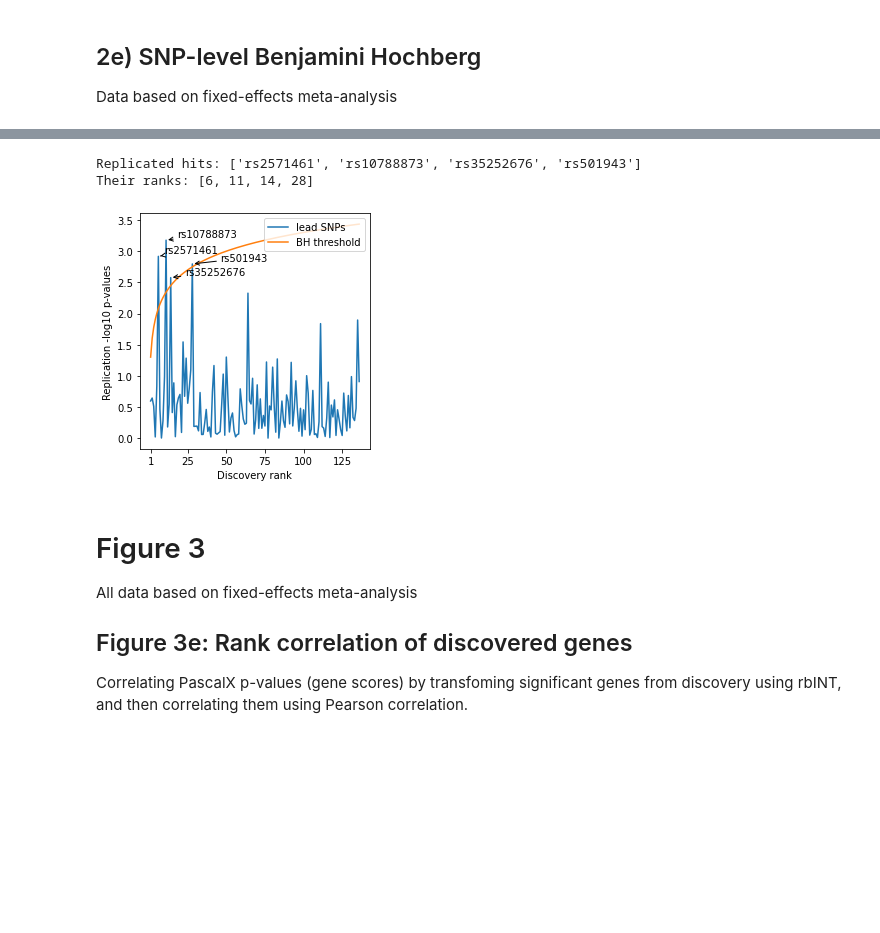
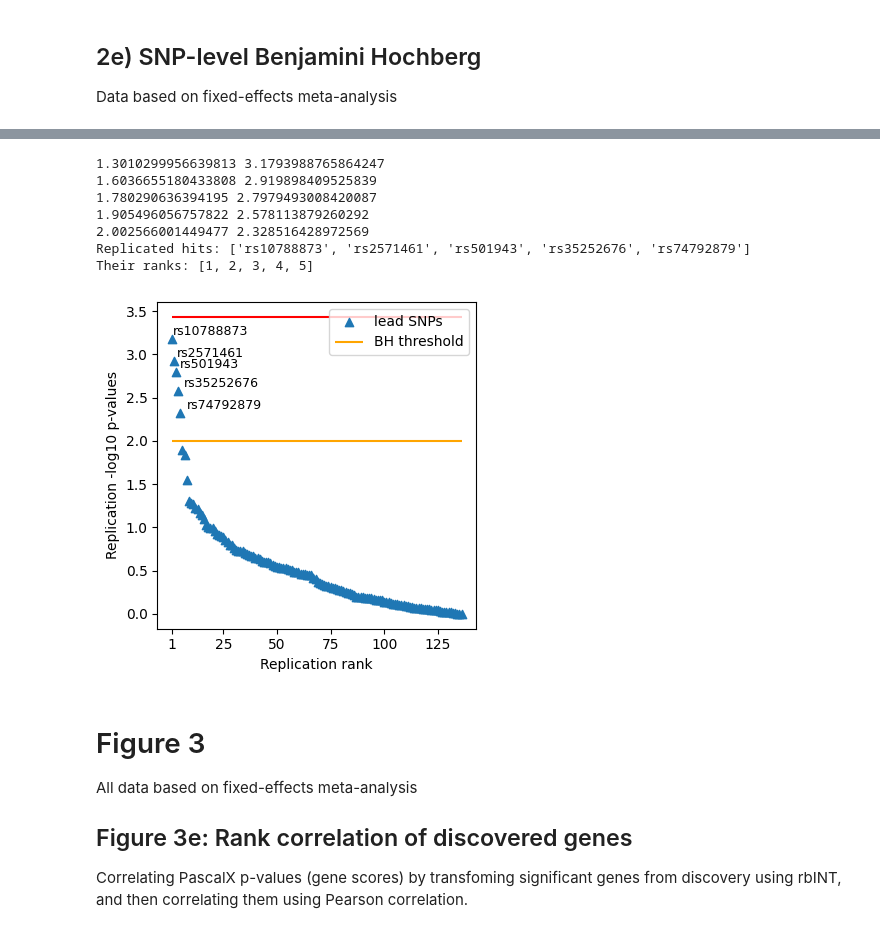
Before and after one commit to mjbeyeler/Stuff, a Jupyter notebook: mattia_paper/metaanalysis_figures.ipynb, the cells around one changed output, grey strips where cells are left out. Saved outputs shown, nothing was run; the diff lists cells and outputs as text; code cells hidden in the pictures; blank space fills up the shorter version.

```diff
--- a/mattia_paper/metaanalysis_figures.ipynb
+++ b/mattia_paper/metaanalysis_figures.ipynb
@@ -103,7 +104,7 @@ def get_annotations(df, p_col):
 ## SNP data
 # %%
 # lead SNPs data (from Suppl. File 1)
-df_leadSNPs = pd.read_csv("/Users/mbeyele5/mattia paper/Supplementary File 1 - 175 lead SNPs - Sheet1.csv", index_col='rsid')
+df_leadSNPs = pd.read_csv("/Users/mbeyele5/code/mattia_paper/Supplementary Dataset 1 - 175 lead SNPs - Sheet1.csv", index_col='rsid')
 df_leadSNPs = df_leadSNPs[~df_leadSNPs.index.duplicated(keep='first')]
 df_leadSNPs['posID'] = df_leadSNPs['chr'].astype(str) + ':' + df_leadSNPs['pos'].astype(str)
 # we sort this df by p-values for the BH procedure later on
@@ -119,7 +120,7 @@ df_leadSNPs.sort_values('log10p')
 
 
 # fixed-effects meta-analysis
-df=pd.read_csv("~/retina_tortuosity/output/GWAS_all/skipogh_DF_GWAS_Tanguy/out_skipogh_colaus_metaanalysis.csv", index_col="SNP")
+df=pd.read_csv("/Users/mbeyele5/retina_tortuosity/output/GWAS_all/skipogh_DF_GWAS_Tanguy/out_skipogh_colaus_metaanalysis.csv", index_col="SNP")
 out = [(i,x) for i,x in enumerate(df_leadSNPs['posID']) if x in df.index]
 leadSNPs_sub = [i[1] for i in out]
 idx_fe = [i[0] for i in out]
@@ -131,7 +132,7 @@ df_fe['ukbb_log10p'] = df_leadSNPs['log10p'].iloc[idx_fe]
 df_fe = df_fe.sort_values("ukbb_log10p", ascending=False)
 
 # mixed-effects meta-analysis
-df=pd.read_csv("~/retina_tortuosity/output/GWAS_all/skipogh_DF_GWAS_Tanguy/RE2C_qqman_format", index_col=1)
+df=pd.read_csv("/Users/mbeyele5/retina_tortuosity/output/GWAS_all/skipogh_DF_GWAS_Tanguy/RE2C_qqman_format", index_col=1)
 out = [(i,x) for i,x in enumerate(df_leadSNPs['posID']) if x in df.index]
 leadSNPs_sub = [i[1] for i in out]
 idx = [i[0] for i in out]
@@ -342,3 +343,5 @@ Conclusion: They must be equivalent in simple linear regression. Maybe I can pro
 # %% [markdown]
 ## 2e) SNP-level Benjamini Hochberg
 Data based on fixed-effects meta-analysis
+# %%
+df_fe.sort_values('P', inplace=True)
@@ -345,29 +363,48 @@ Data based on fixed-effects meta-analysis
 # %%
-from matplotlib import pyplot as plt
+# from matplotlib import pyplot as plt
 import numpy as np
 plt.figure(figsize=[4,4])
-plt.plot(range(1,df_fe.shape[0]+1),-np.log10(df_fe['P']))
-plt.plot(range(1,df_fe.shape[0]+1), -np.log10(0.05/np.linspace(1, df_fe.shape[0]+1, num=df_fe.shape[0])))
+plt.scatter(range(1,df_fe.shape[0]+1),-np.log10(df_fe['P']), marker='^')
+
+bh_curve = -np.log10(0.05/np.linspace(1, df_fe.shape[0]+1, num=df_fe.shape[0]))
+
+p = bh_curve[0]
+i = 0
+while p <= -np.log10(df_fe['P'].iloc[i]):
+    print(p, -np.log10(df_fe['P'].iloc[i]))
+    thres = p
+    i += 1
+    p = bh_curve[i]
+
+plt.hlines(thres, xmin=1, xmax=len(df_fe), color='orange')
+plt.hlines(-np.log10(0.05/len(df_fe)), xmin=1, xmax=len(df_fe), color='red')
+
 # plt.title("SNP hits", fontweight='bold')
-plt.xlabel("Discovery rank")
+plt.xlabel("Replication rank")
 plt.ylabel("Replication -log10 p-values")
 plt.legend(["lead SNPs", "BH threshold"], loc='upper right')
 plt.xticks([1,25,50,75,100,125])
 # plt.grid()
 
 x,y,txt=get_annotations(df_fe,'P')
 print("Replicated hits:", txt)
 print("Their ranks:", x)
 
 for i,hit in enumerate(txt):
-    plt.annotate(hit, (x[i],-np.log10(y[i])), textcoords='offset points',arrowprops=dict(arrowstyle="->"))
+    plt.annotate(hit, (x[i],-np.log10(y[i])), textcoords='offset points', size=9)
 
 plt.tight_layout()
+# plt.grid()
 plt.savefig("/Users/mbeyele5/retina_tortuosity/output/GWAS_all/skipogh_DF_GWAS_Tanguy/fe_SNP_hits.tiff")
 # %% [output]
-Replicated hits: ['rs2571461', 'rs10788873', 'rs35252676', 'rs501943']
-Their ranks: [6, 11, 14, 28]
+1.3010299956639813 3.1793988765864247
+1.6036655180433808 2.919898409525839
+1.780290636394195 2.7979493008420087
+1.905496056757822 2.578113879260292
+2.002566001449477 2.328516428972569
+Replicated hits: ['rs10788873', 'rs2571461', 'rs501943', 'rs35252676', 'rs74792879']
+Their ranks: [1, 2, 3, 4, 5]
-[figure, old version]
+[figure, new version]
 # %% [markdown]
 # Figure 3
 All data based on fixed-effects meta-analysis
```
Also changed, not shown: parts of 12 cells of this notebook, 14 other files.
